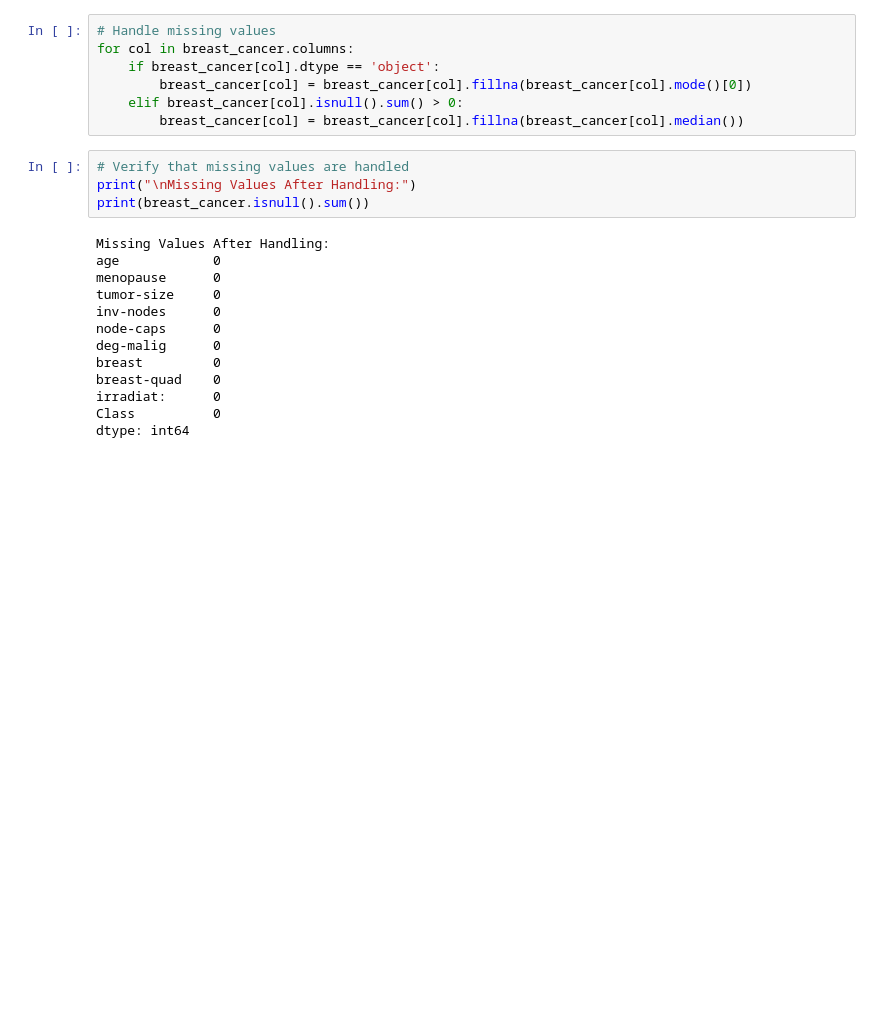
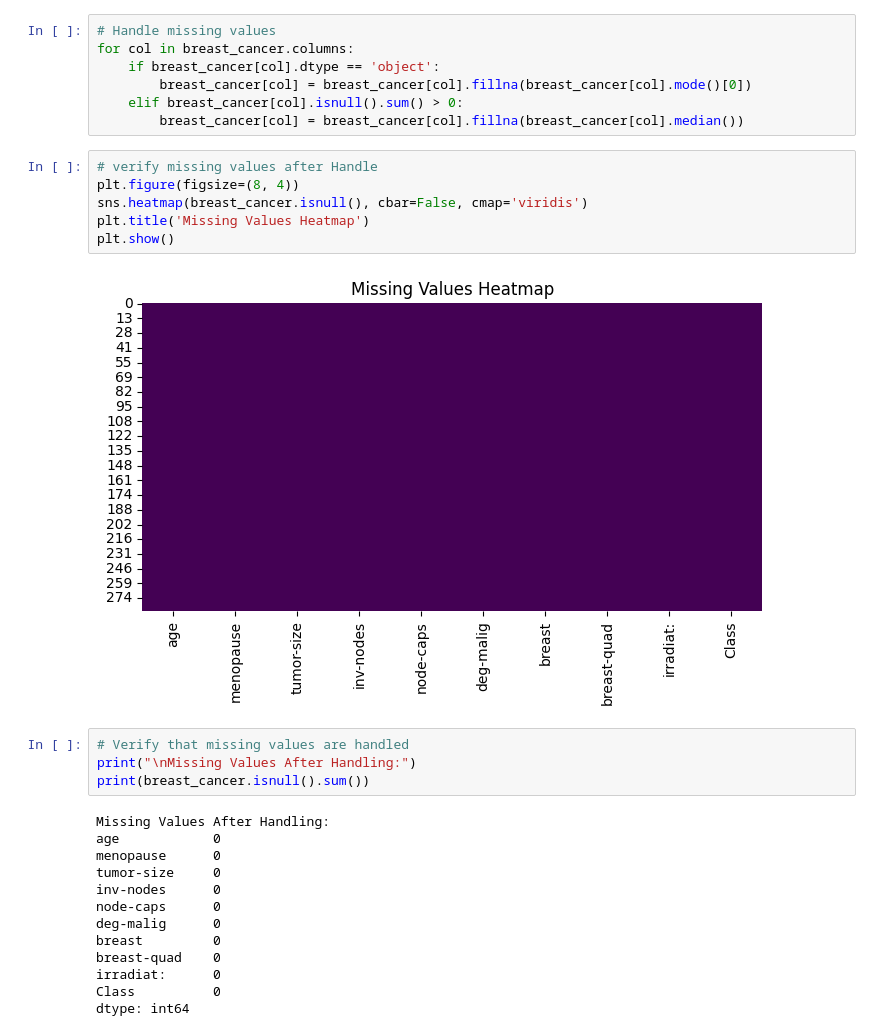
Before and after one commit to samuelAemro12/MachineLearningSchoolProject, a Jupyter notebook: projectCode.ipynb, the cells around one changed output. Drawn from its saved outputs; the diff is of its cells as text; blank space fills up the shorter version.

```diff
--- a/projectCode.ipynb
+++ b/projectCode.ipynb
@@ -52,6 +77,14 @@ for col in breast_cancer.columns:
         breast_cancer[col] = breast_cancer[col].fillna(breast_cancer[col].mode()[0])
     elif breast_cancer[col].isnull().sum() > 0:
         breast_cancer[col] = breast_cancer[col].fillna(breast_cancer[col].median())
+# %%
+# verify missing values after Handle
+plt.figure(figsize=(8, 4))
+sns.heatmap(breast_cancer.isnull(), cbar=False, cmap='viridis')
+plt.title('Missing Values Heatmap')
+plt.show()
+# %% [output]
+[figure, added]
 # %%
 # Verify that missing values are handled
 print("\nMissing Values After Handling:")
```
Also changed, not shown: parts of 12 cells of this notebook.
